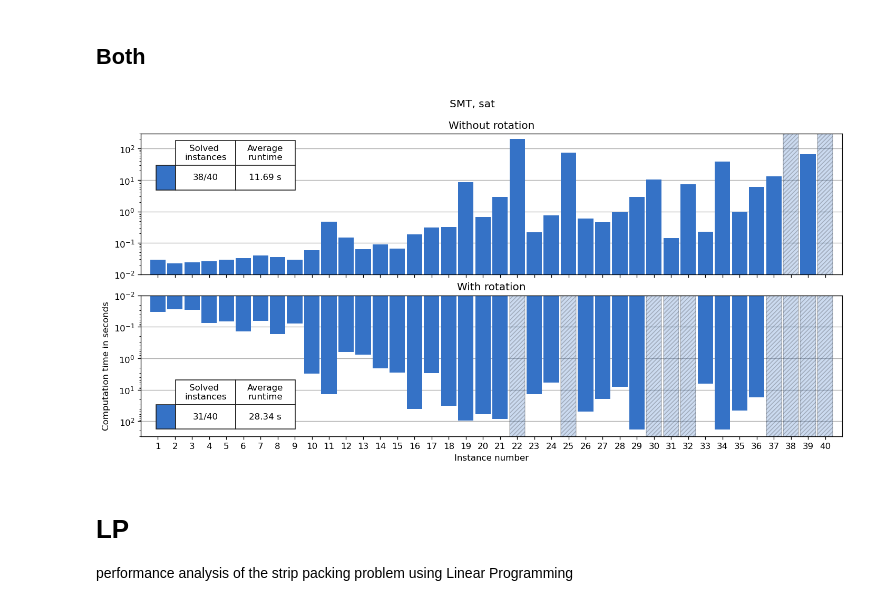
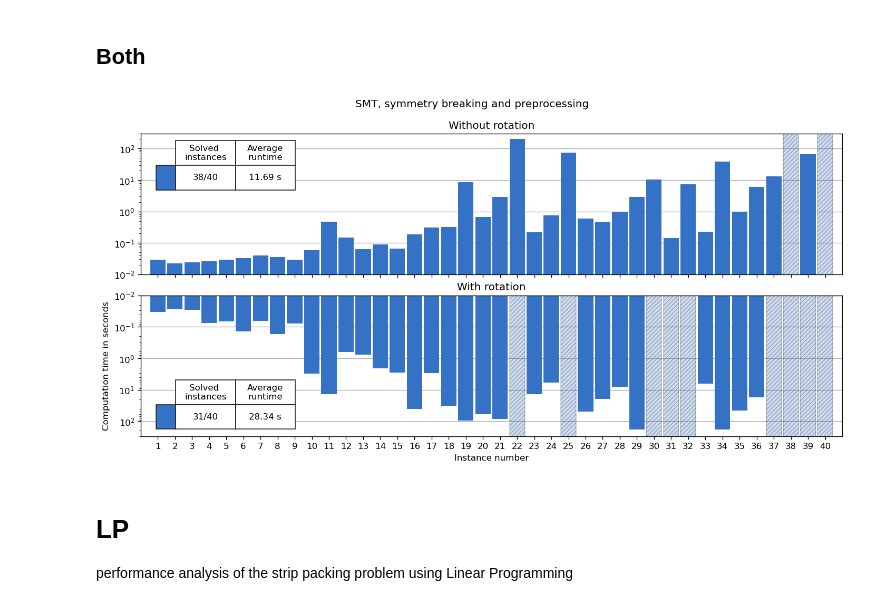
Before and after one commit to SamTheMar/Strip_packing_problem, a Jupyter notebook: analysis.ipynb, the cells around one changed output. Saved outputs shown, nothing was run; the diff lists cells and outputs as text; code cells hidden in the pictures.

```diff
--- a/analysis.ipynb
+++ b/analysis.ipynb
@@ -150,7 +150,7 @@ bar_colors = get_SAT_colors(2, 5)
 
 kw_upper = {'title': 'Without rotation', 'bar_colors': [bar_colors[0]]}
 kw_lower = {'title': 'With rotation', 'bar_colors': [bar_colors[1]]}
-fig, axs = visualize_execution_times_two_plots((t_SAT_nr_sb, ), (t_SAT_r_sb, ), kw_upper=kw_upper, kw_lower=kw_lower, suptitle = "SAT, " + labels[1].lower(), **comp_plot_kw)
+fig, axs = visualize_execution_times_two_plots((t_SAT_nr_sb, ), (t_SAT_r_sb, ), kw_upper=kw_upper, kw_lower=kw_lower, suptitle = "SAT, " + labels_SAT[1].lower(), **comp_plot_kw)
 
 if save_figures:
     for f in plot_formats:
@@ -170,7 +170,7 @@ t_SMT_r_base = get_execution_times("SMT/out/rotation/no_symmetry_breaking/no_sor
 t_SMT_r_sb = get_execution_times("SMT/out/rotation/symmetry_breaking/no_sorting_by_area/")
 t_SMT_r_sbsa = get_execution_times("SMT/out/rotation/symmetry_breaking/sorting_by_area/")
 
-labels = ["Baseline", "Symmetry breaking", "Symmetry breaking and preprocessing"]
+labels_SMT = ["Baseline", "Symmetry breaking", "Symmetry breaking and preprocessing"]
 
 #SMT_colors = ["#ffb600", "#cc650b", "#854215", "#ff5656", "#980000", "#600000"]
 SMT_colors = ["#c44e52", "#83a83b", "#3572c6", "#c44e52", "#83a83b", "#3572c6"]
@@ -182,7 +182,7 @@ def get_SMT_colors(*id):
 bar_colors = get_SMT_colors(1, 2, 3)
 title = "SMT without rotation"
 
-fig, ax = visualize_execution_times((t_SMT_nr_base, t_SMT_nr_sb, t_SMT_nr_sbsa), labels, title = title, bar_colors=bar_colors, **time_plot_kw)
+fig, ax = visualize_execution_times((t_SMT_nr_base, t_SMT_nr_sb, t_SMT_nr_sbsa), labels_SMT, title = title, bar_colors=bar_colors, **time_plot_kw)
 
 if save_figures:
     for f in plot_formats:
@@ -196,7 +196,7 @@ plt.show()
 bar_colors = get_SMT_colors(4, 5, 6)
 title = "SMT with rotation"
 
-fig, ax = visualize_execution_times((t_SMT_r_base, t_SMT_r_sb, t_SMT_r_sbsa), labels, title = title, bar_colors=bar_colors, **time_plot_kw)
+fig, ax = visualize_execution_times((t_SMT_r_base, t_SMT_r_sb, t_SMT_r_sbsa), labels_SMT, title = title, bar_colors=bar_colors, **time_plot_kw)
 
 if save_figures:
     for f in plot_formats:
@@ -209,16 +209,16 @@ plt.show()
 # %%
 bar_colors = get_SMT_colors(3, 6)
 
 kw_upper = {'title': 'Without rotation', 'bar_colors': [bar_colors[0]]}
 kw_lower = {'title': 'With rotation', 'bar_colors': [bar_colors[1]]}
-fig, axs = visualize_execution_times_two_plots((t_SMT_nr_sbsa, ), (t_SMT_r_sbsa, ), kw_upper=kw_upper, kw_lower=kw_lower, suptitle = "SMT, " + labels[2].lower(), **comp_plot_kw)
+fig, axs = visualize_execution_times_two_plots((t_SMT_nr_sbsa, ), (t_SMT_r_sbsa, ), kw_upper=kw_upper, kw_lower=kw_lower, suptitle = "SMT, " + labels_SMT[2].lower(), **comp_plot_kw)
 
 if save_figures:
     for f in plot_formats:
         fig.savefig(os.path.join(plot_folder, 'SMT_comparison_imp2.' + f))
 plt.show()
 # %% [output]
-[figure, old version]
+[figure, new version]
 # %% [markdown]
 # LP
 performance analysis of the strip packing problem using Linear Programming
```
Also changed, not shown: parts of 9 cells of this notebook.
